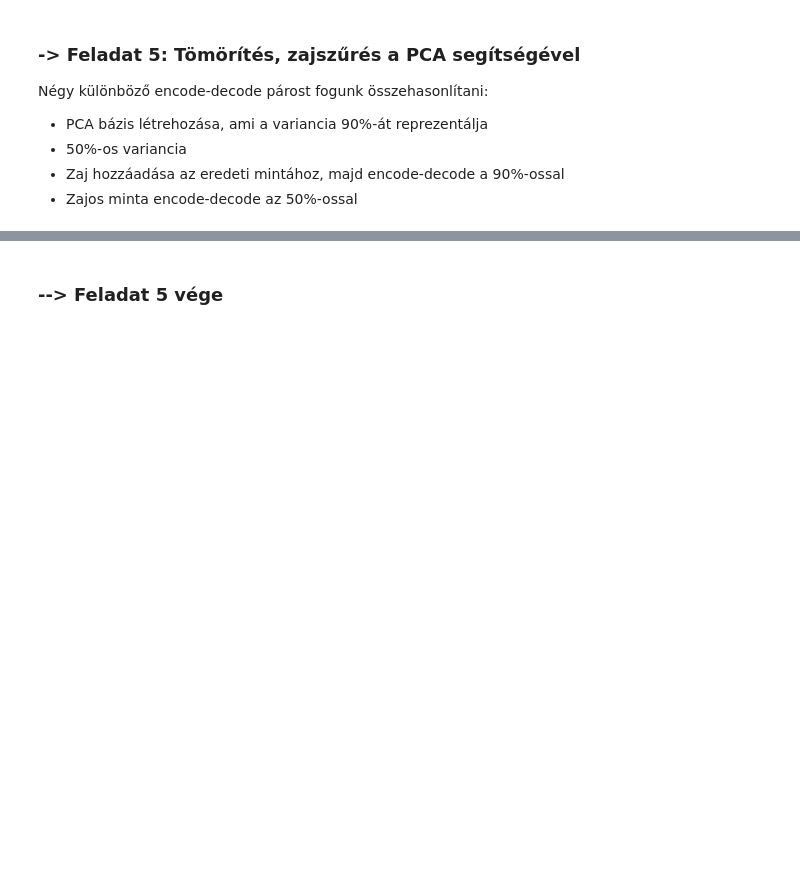
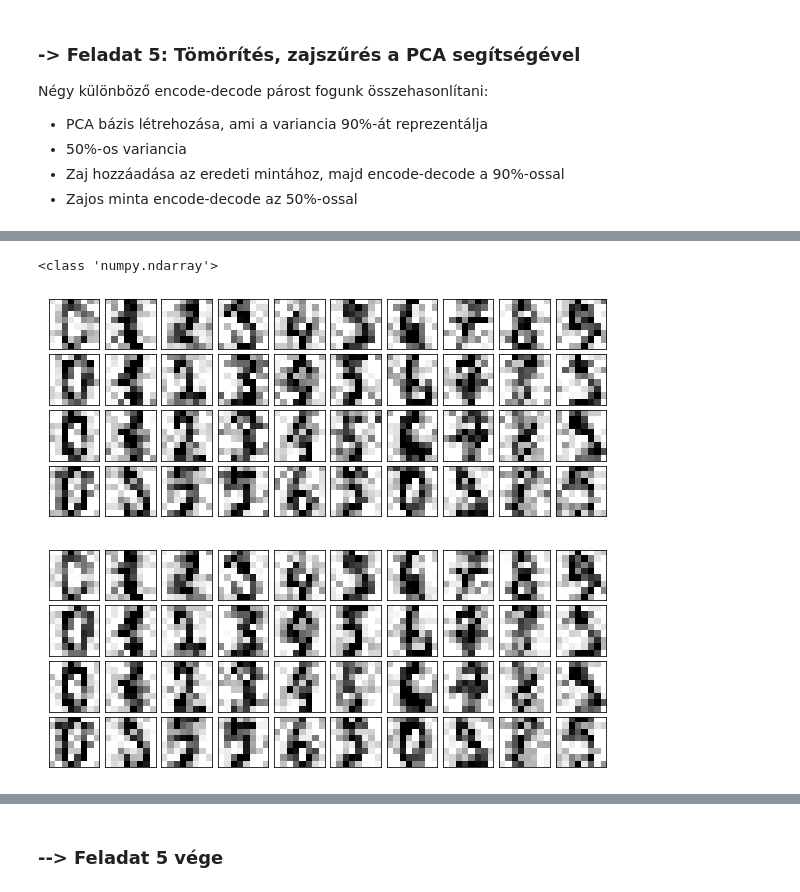
Before and after one commit to sipocz/Colab, a Jupyter notebook: Lineáris_transzformációk_handout.ipynb, the cells around one changed output, grey strips where cells are left out. Saved outputs shown, nothing was run; the diff lists cells and outputs as text; code cells hidden in the pictures; blank space fills up the shorter version.

```diff
--- a/Lineáris_transzformációk_handout.ipynb
+++ b/Lineáris_transzformációk_handout.ipynb
@@ -773,2 +785,18 @@ plot_digits(df_noisy)
+# %%
+# Tegyük ugyanezt, csak a zajos mintával!
+tr_pca_p90=PCA(0.9)
+tr_pca_p90.fit(df_noisy)
+df2=tr_pca_p90.transform(df_noisy)
+
+print(type(df2))
+# Rekonstruáljuk az encode-olt mintát! (inverse_transform)
+df_decoded=tr_pca_p90.inverse_transform(df2)
+# Írassuk ki a rekonstruált számjegyeket!
+plot_digits(df_noisy)
+plot_digits(df_decoded)
+# %% [output]
+<class 'numpy.ndarray'>
+[figure, added]
+[figure, added]
 # %%
 # Nézzük meg, hogy mi történik a mintával egy 50%-os encode-decode esetén!
```
Also changed, not shown: parts of 16 cells of this notebook.
